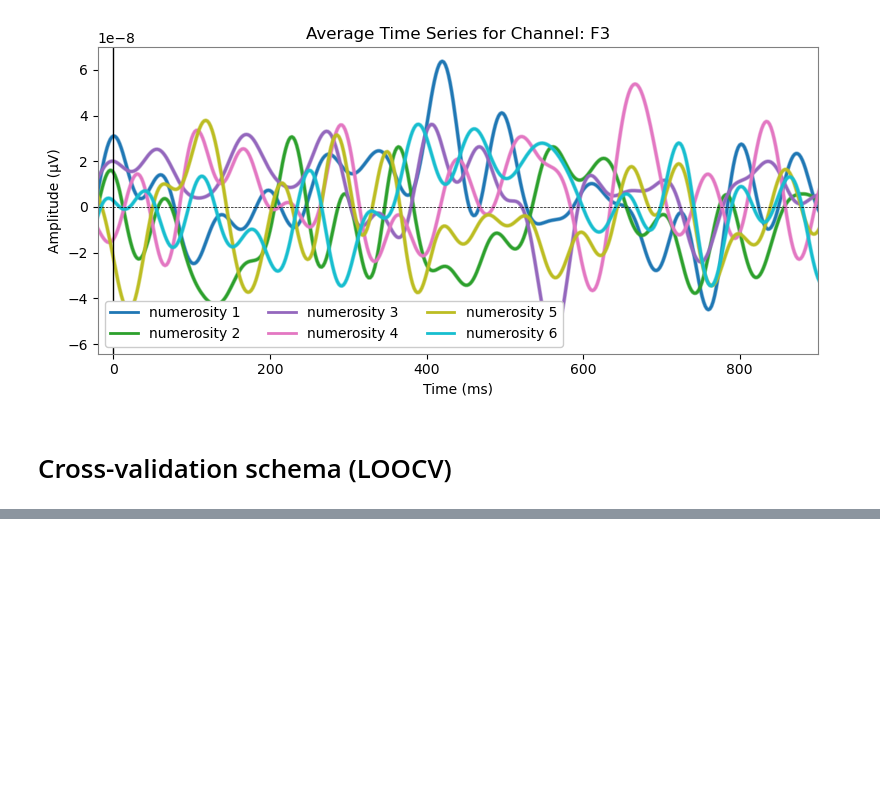
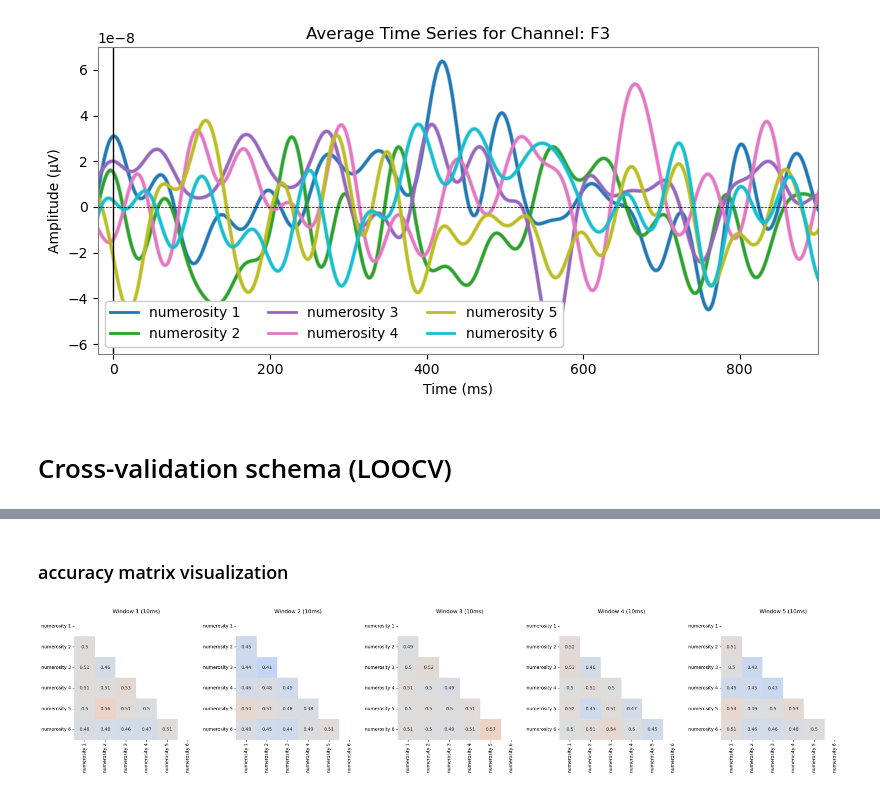
Before and after one commit to KazukiMaruo/2025_MINT, a Jupyter notebook: code/1st-level/2_decoding.ipynb, the cells around one changed output, grey strips where cells are left out. Drawn from its saved outputs; the diff is of its cells as text; code cells hidden in the pictures; blank space fills up the shorter version.

```diff
--- a/code/1st-level/2_decoding.ipynb
+++ b/code/1st-level/2_decoding.ipynb
@@ -220,0 +285,19 @@ avg_decoding_accuracy[0] ['numerosity 1', 'numerosity 3']
+# %% [markdown]
+### accuracy matrix visualization
+# %%
+# Select matrices to visualize (for example, the first 5 matrices)
+num_matrices_to_plot = 5  # Adjust as needed
+selected_matrices = all_accuracy_matrices[:num_matrices_to_plot]
+
+# Plot each selected accuracy matrix
+fig, axes = plt.subplots(1, num_matrices_to_plot, figsize=(5 * num_matrices_to_plot, 5))
+for i, accuracy_df in enumerate(selected_matrices):
+    mask = np.triu(np.ones_like(accuracy_df, dtype=bool))
+    sns.heatmap(accuracy_df, ax=axes[i], annot=True, cmap="coolwarm", cbar=False, square=True,
+                vmin=0, vmax=1, mask=mask)
+    axes[i].set_title(f"Window {i + 1} (10ms)")
+
+plt.tight_layout()
+plt.show()
+# %% [output]
+[figure, added]
```
Also changed, not shown: parts of 8 cells of this notebook.
